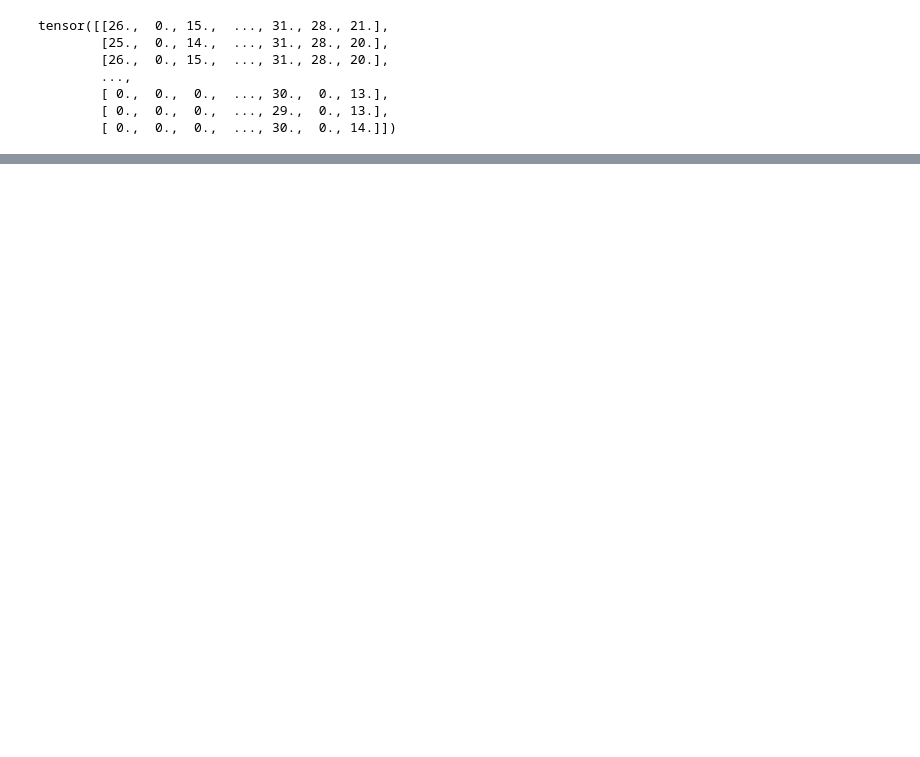
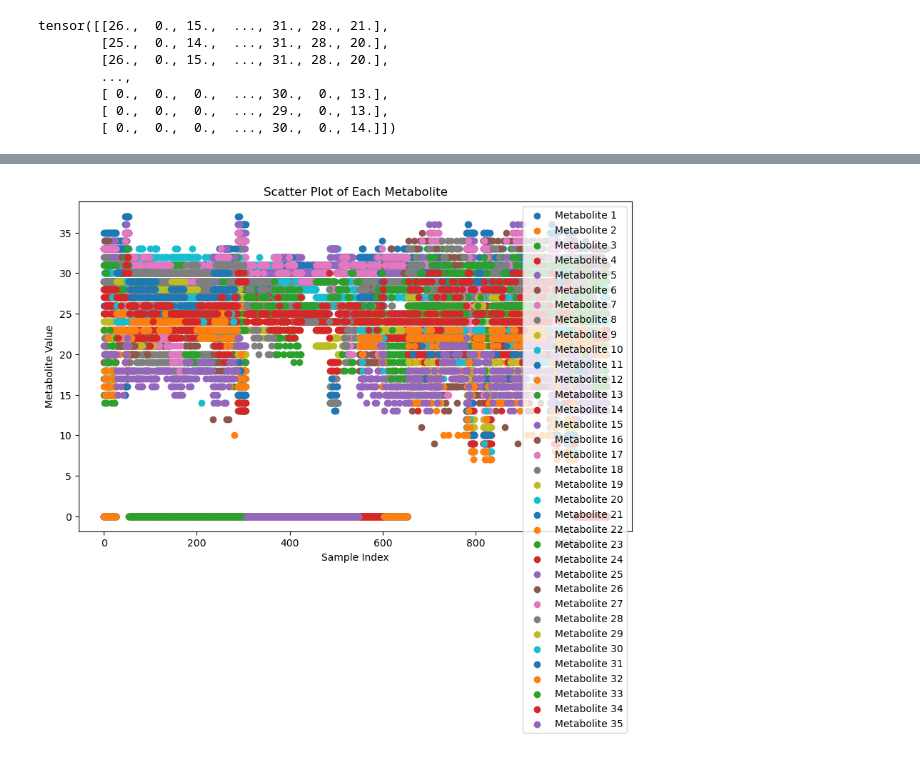
Before and after one commit to sboscenco/Foundations-Data-Science, a Jupyter notebook: simulated_milestone.ipynb, the cells around one changed output, grey strips where cells are left out. Saved outputs shown, nothing was run; the diff lists cells and outputs as text; code cells hidden in the pictures; blank space fills up the shorter version.

```diff
--- a/simulated_milestone.ipynb
+++ b/simulated_milestone.ipynb
@@ -373,0 +309,18 @@ tensor([[ 2.9910, -0.6842,  2.4141,  ...,  3.2414,  3.0581,  2.8344],
+# %%
+
+plt.figure(figsize=(10, 6))
+
+# Plot each metabolite
+for i in range(num_metabolites):
+    plt.scatter(range(num_samples), data[:, i], label=f'Metabolite {i+1}')
+
+# Adding labels and title
+plt.xlabel('Sample Index')
+plt.ylabel('Metabolite Value')
+plt.title('Scatter Plot of Each Metabolite')
+plt.legend()
+
+# Show the plot
+plt.show()
+# %% [output]
+[figure, added]
```
Also changed, not shown: parts of 32 cells of this notebook.
